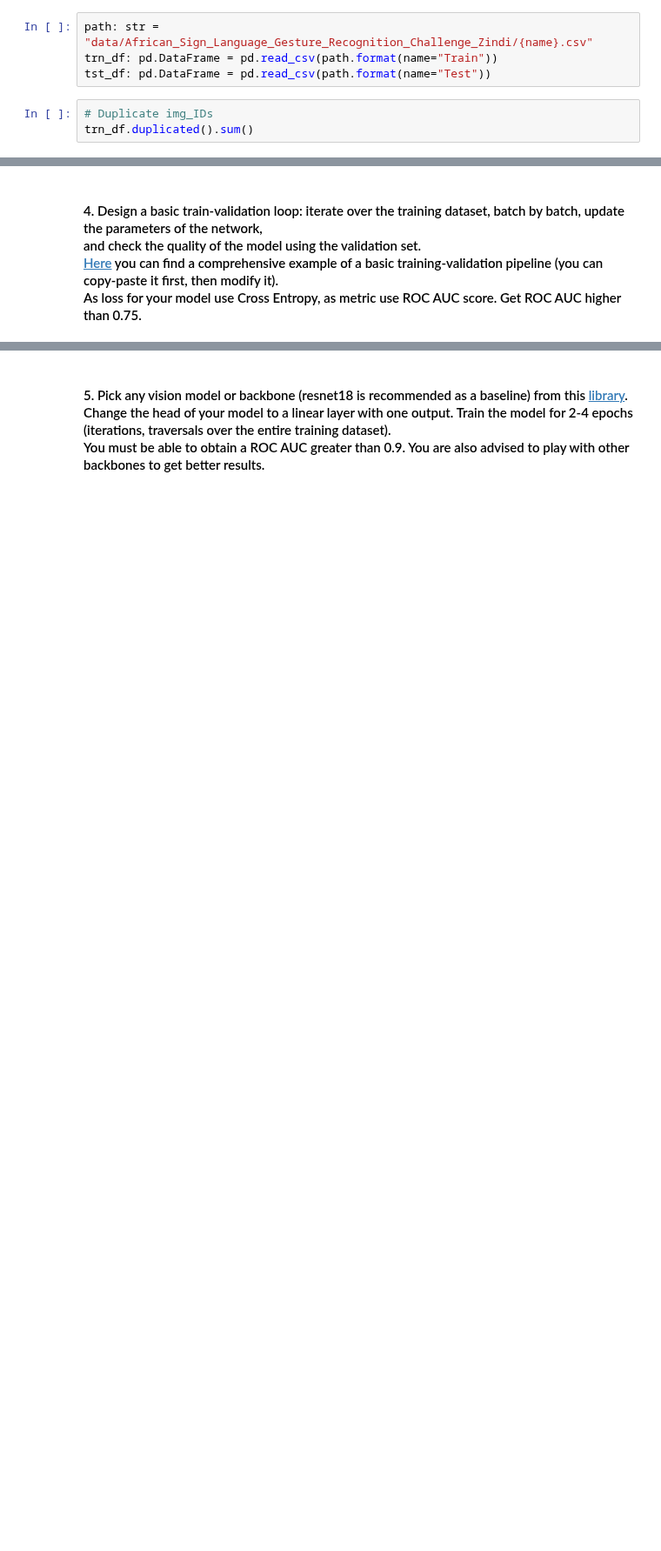
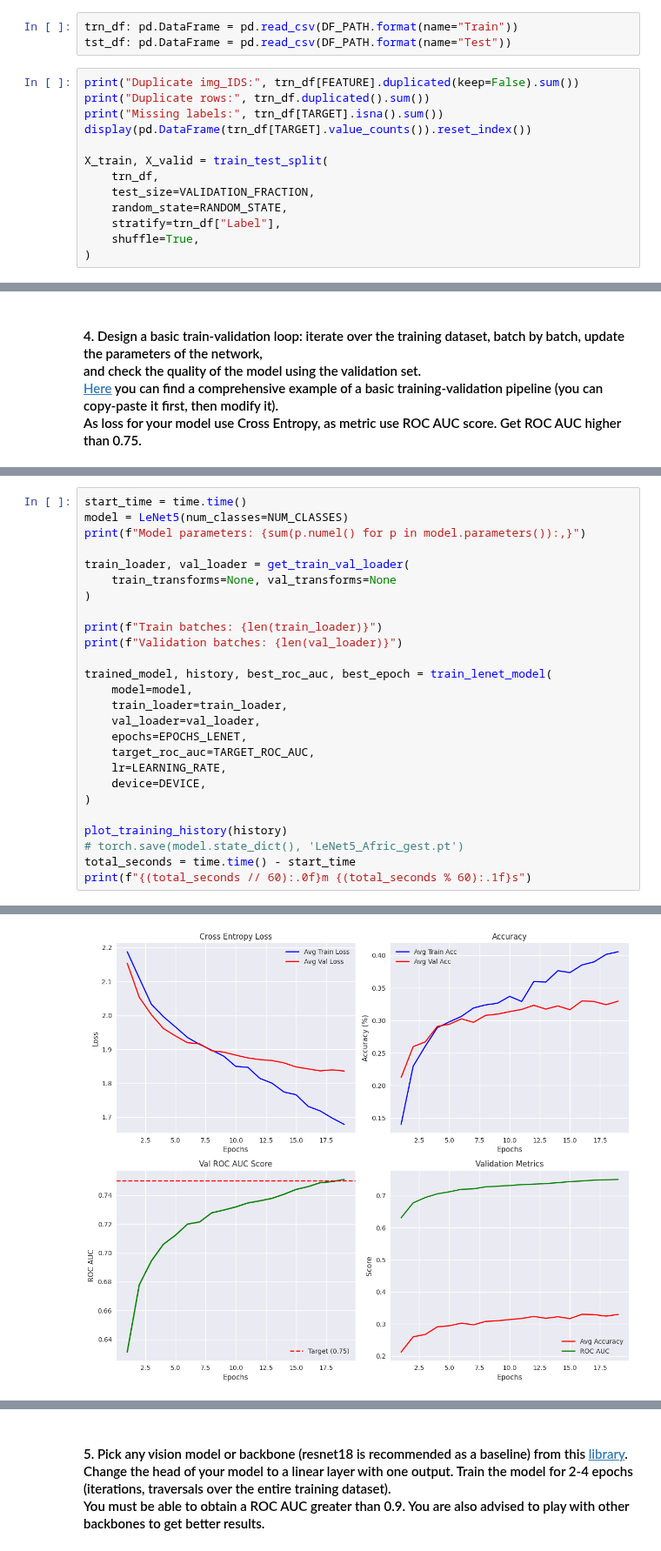
Before and after one commit to TimurOsmanov/s21, a Jupyter notebook: ML/ML9_CNN/src/ML9.ipynb, the cells around one changed output, grey strips where cells are left out. Shown at 87% size. Cells and saved outputs as stored; diff of their text form; blank space fills up the shorter version.

```diff
--- a/ML/ML9_CNN/src/ML9.ipynb
+++ b/ML/ML9_CNN/src/ML9.ipynb
@@ -38,10 +82,19 @@ notebook_time = time.time()
 # %% [markdown]
 #### 1. Download the  [Zindi gesture data](https://disk.360.yandex.ru/d/N_DIJPiWP2wBTw). Examine the data for some time. Make sure you get rid of duplicate examples.<br>Are there any mislabeled examples? Think about which extensions would be optimal for the current task.<br> Design a training and validation split. Use a random 33% of the total data as the validation set.
 # %%
-path: str = "data/African_Sign_Language_Gesture_Recognition_Challenge_Zindi/{name}.csv"
-trn_df: pd.DataFrame = pd.read_csv(path.format(name="Train"))
-tst_df: pd.DataFrame = pd.read_csv(path.format(name="Test"))
+trn_df: pd.DataFrame = pd.read_csv(DF_PATH.format(name="Train"))
+tst_df: pd.DataFrame = pd.read_csv(DF_PATH.format(name="Test"))
 # %%
-# Duplicate img_IDs
-trn_df.duplicated().sum()
+print("Duplicate img_IDS:", trn_df[FEATURE].duplicated(keep=False).sum())
+print("Duplicate rows:", trn_df.duplicated().sum())
+print("Missing labels:", trn_df[TARGET].isna().sum())
+display(pd.DataFrame(trn_df[TARGET].value_counts()).reset_index())
+
+X_train, X_valid = train_test_split(
+    trn_df,
+    test_size=VALIDATION_FRACTION,
+    random_state=RANDOM_STATE,
+    stratify=trn_df["Label"],
+    shuffle=True,
+)
 # %% [output]
@@ -190,0 +535,27 @@ if __name__ == '__main__':
+# %%
+start_time = time.time()
+model = LeNet5(num_classes=NUM_CLASSES)
+print(f"Model parameters: {sum(p.numel() for p in model.parameters()):,}")
+
+train_loader, val_loader = get_train_val_loader(
+    train_transforms=None, val_transforms=None
+)
+
+print(f"Train batches: {len(train_loader)}")
+print(f"Validation batches: {len(val_loader)}")
+
+trained_model, history, best_roc_auc, best_epoch = train_lenet_model(
+    model=model,
+    train_loader=train_loader,
+    val_loader=val_loader,
+    epochs=EPOCHS_LENET,
+    target_roc_auc=TARGET_ROC_AUC,
+    lr=LEARNING_RATE,
+    device=DEVICE,
+)
+
+plot_training_history(history)
+# torch.save(model.state_dict(), 'LeNet5_Afric_gest.pt')
+total_seconds = time.time() - start_time
+print(f"{(total_seconds // 60):.0f}m {(total_seconds % 60):.1f}s")
+# %% [output]
@@ -190,0 +579 @@ if __name__ == '__main__':
+[figure, added]
```
Also changed, not shown: parts of 33 cells of this notebook, 2 other files.
